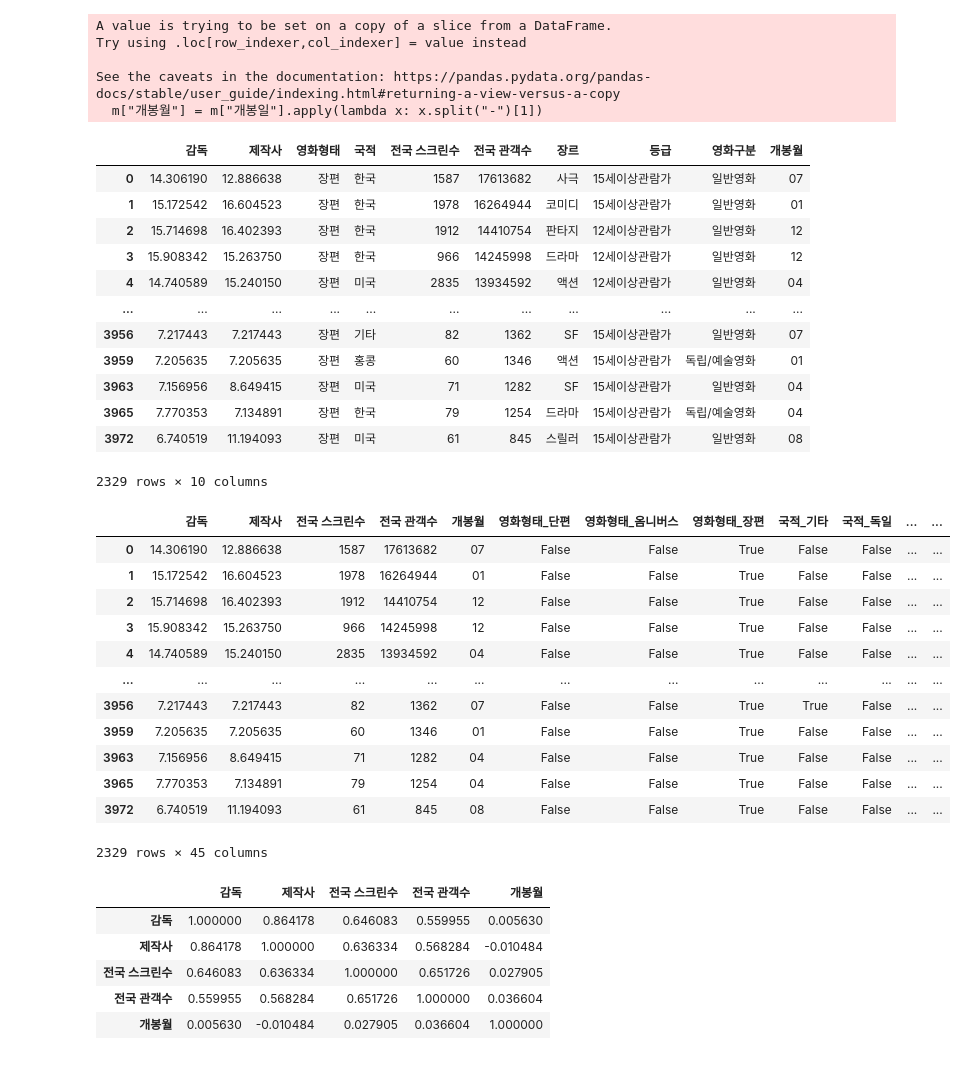
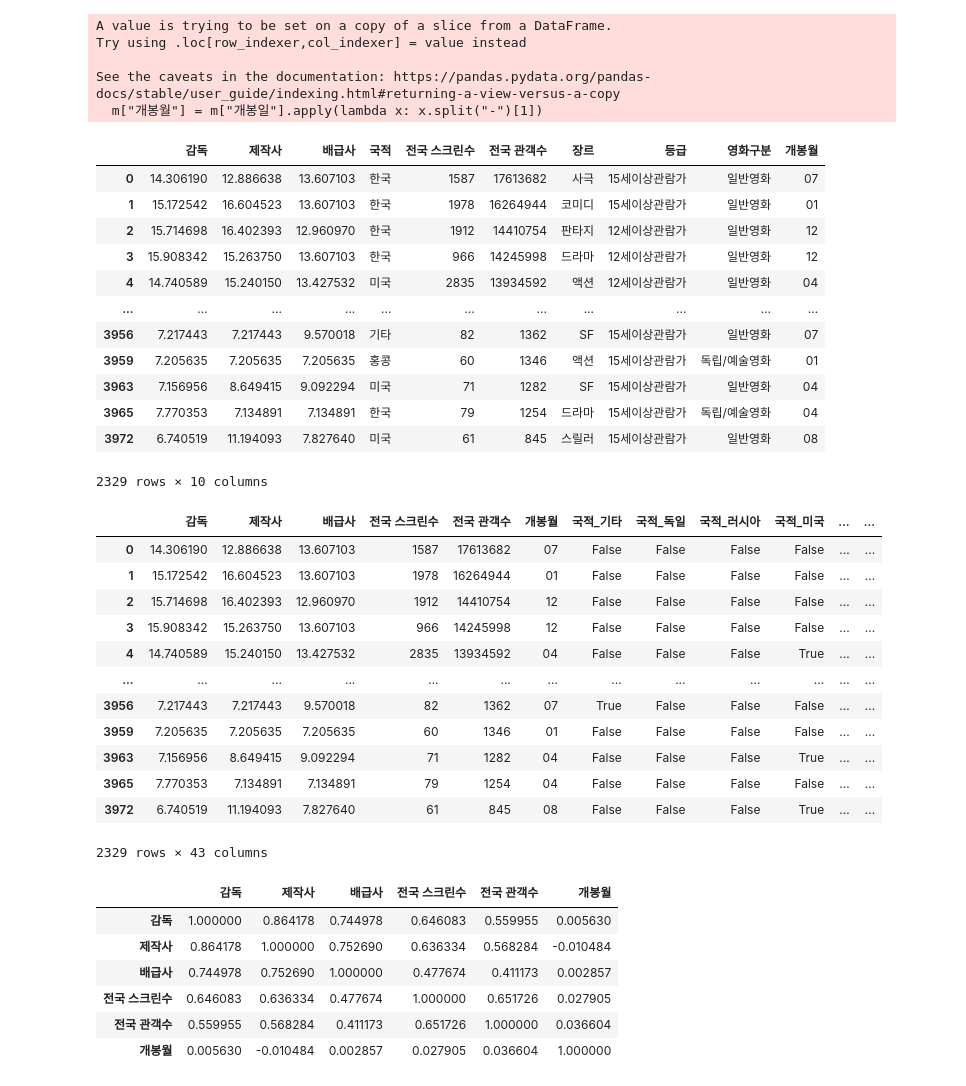
Before and after one commit to Dacon-ai-RunningFive/Dacon-AI, a Jupyter notebook: movie/notebooks/preprocessing/preprocessing2.ipynb, the cells around one changed output. Saved outputs shown, nothing was run; the diff lists cells and outputs as text; code cells hidden in the pictures.

```diff
--- a/movie/notebooks/preprocessing/preprocessing2.ipynb
+++ b/movie/notebooks/preprocessing/preprocessing2.ipynb
@@ -61,13 +61,16 @@ m
 2329 rows × 14 columns
 # %%
 # 감독별 전국 관객수 로그 변환 평균값 계산
-director_groupby = m.groupby('감독')['전국 관객수'].apply(lambda x: np.log1p(x).mean())
+director_groupby = m.groupby("감독")["전국 관객수"].apply(lambda x: np.log1p(x).mean())
 # 제작사별 전국 관객수 로그 변환 평균값 계산
-producer_groupby = m.groupby('제작사')['전국 관객수'].apply(lambda x: np.log1p(x).mean())
+producer_groupby = m.groupby("제작사")["전국 관객수"].apply(lambda x: np.log1p(x).mean())
+# 배급사별 전국 관객수 로그 변환 평균값 계산
+distributor_groupby = m.groupby("배급사")["전국 관객수"].apply(lambda x: np.log1p(x).mean())
 
 # 각 값을 변환
-m['감독'] = m['감독'].map(director_groupby)
-m['제작사'] = m['제작사'].map(producer_groupby)
+m["감독"] = m["감독"].map(director_groupby)
+m["제작사"] = m["제작사"].map(producer_groupby)
+m["배급사"] = m["배급사"].map(distributor_groupby)
 
 m
 # %% [output]
@@ -108,56 +116,57 @@ Try using .loc[row_indexer,col_indexer] = value instead
 
 See the caveats in the documentation: https://pandas.pydata.org/pandas-docs/stable/user_guide/indexing.html#returning-a-view-versus-a-copy
   m["개봉월"] = m["개봉일"].apply(lambda x: x.split("-")[1])
-|  | 감독 | 제작사 | 영화형태 | 국적 | 전국 스크린수 | 전국 관객수 | 장르 | 등급 | 영화구분 | 개봉월 |
-| 0 | 14.306190 | 12.886638 | 장편 | 한국 | 1587 | 17613682 | 사극 | 15세이상관람가 | 일반영화 | 07 |
-| 1 | 15.172542 | 16.604523 | 장편 | 한국 | 1978 | 16264944 | 코미디 | 15세이상관람가 | 일반영화 | 01 |
-| 2 | 15.714698 | 16.402393 | 장편 | 한국 | 1912 | 14410754 | 판타지 | 12세이상관람가 | 일반영화 | 12 |
-| 3 | 15.908342 | 15.263750 | 장편 | 한국 | 966 | 14245998 | 드라마 | 12세이상관람가 | 일반영화 | 12 |
-| 4 | 14.740589 | 15.240150 | 장편 | 미국 | 2835 | 13934592 | 액션 | 12세이상관람가 | 일반영화 | 04 |
+|  | 감독 | 제작사 | 배급사 | 국적 | 전국 스크린수 | 전국 관객수 | 장르 | 등급 | 영화구분 | 개봉월 |
+| 0 | 14.306190 | 12.886638 | 13.607103 | 한국 | 1587 | 17613682 | 사극 | 15세이상관람가 | 일반영화 | 07 |
+| 1 | 15.172542 | 16.604523 | 13.607103 | 한국 | 1978 | 16264944 | 코미디 | 15세이상관람가 | 일반영화 | 01 |
+| 2 | 15.714698 | 16.402393 | 12.960970 | 한국 | 1912 | 14410754 | 판타지 | 12세이상관람가 | 일반영화 | 12 |
+| 3 | 15.908342 | 15.263750 | 13.607103 | 한국 | 966 | 14245998 | 드라마 | 12세이상관람가 | 일반영화 | 12 |
+| 4 | 14.740589 | 15.240150 | 13.427532 | 미국 | 2835 | 13934592 | 액션 | 12세이상관람가 | 일반영화 | 04 |
 | ... | ... | ... | ... | ... | ... | ... | ... | ... | ... | ... |
-| 3956 | 7.217443 | 7.217443 | 장편 | 기타 | 82 | 1362 | SF | 15세이상관람가 | 일반영화 | 07 |
-| 3959 | 7.205635 | 7.205635 | 장편 | 홍콩 | 60 | 1346 | 액션 | 15세이상관람가 | 독립/예술영화 | 01 |
-| 3963 | 7.156956 | 8.649415 | 장편 | 미국 | 71 | 1282 | SF | 15세이상관람가 | 일반영화 | 04 |
-| 3965 | 7.770353 | 7.134891 | 장편 | 한국 | 79 | 1254 | 드라마 | 15세이상관람가 | 독립/예술영화 | 04 |
-| 3972 | 6.740519 | 11.194093 | 장편 | 미국 | 61 | 845 | 스릴러 | 15세이상관람가 | 일반영화 | 08 |
+| 3956 | 7.217443 | 7.217443 | 9.570018 | 기타 | 82 | 1362 | SF | 15세이상관람가 | 일반영화 | 07 |
+| 3959 | 7.205635 | 7.205635 | 7.205635 | 홍콩 | 60 | 1346 | 액션 | 15세이상관람가 | 독립/예술영화 | 01 |
+| 3963 | 7.156956 | 8.649415 | 9.092294 | 미국 | 71 | 1282 | SF | 15세이상관람가 | 일반영화 | 04 |
+| 3965 | 7.770353 | 7.134891 | 7.134891 | 한국 | 79 | 1254 | 드라마 | 15세이상관람가 | 독립/예술영화 | 04 |
+| 3972 | 6.740519 | 11.194093 | 7.827640 | 미국 | 61 | 845 | 스릴러 | 15세이상관람가 | 일반영화 | 08 |
 2329 rows × 10 columns
 # %%
 # 영화형태, 국적, 장르, 등급, 영화구분 열을 더미 변수로 변환
-dummy_columns = ["영화형태", "국적", "장르", "등급", "영화구분"]
+dummy_columns = ["국적", "장르", "등급", "영화구분"]
 m_dummy = pd.get_dummies(m[dummy_columns], prefix=dummy_columns)
 
 # 더미 변수를 새로운 데이터프레임에 추가
 m_new = pd.concat([m, m_dummy], axis=1)
 
 # 기존의 영화형태, 국적, 장르, 등급, 영화구분 열 삭제
 m_new.drop(dummy_columns, axis=1, inplace=True)
 
 # 결과 확인
 m_new
 # %% [output]
-|  | 감독 | 제작사 | 전국 스크린수 | 전국 관객수 | 개봉월 | 영화형태_단편 | 영화형태_옴니버스 | 영화형태_장편 | 국적_기타 | 국적_독일 | ... | ... |
-| 0 | 14.306190 | 12.886638 | 1587 | 17613682 | 07 | False | False | True | False | False | ... | ... |
-| 1 | 15.172542 | 16.604523 | 1978 | 16264944 | 01 | False | False | True | False | False | ... | ... |
-| 2 | 15.714698 | 16.402393 | 1912 | 14410754 | 12 | False | False | True | False | False | ... | ... |
-| 3 | 15.908342 | 15.263750 | 966 | 14245998 | 12 | False | False | True | False | False | ... | ... |
-| 4 | 14.740589 | 15.240150 | 2835 | 13934592 | 04 | False | False | True | False | False | ... | ... |
+|  | 감독 | 제작사 | 배급사 | 전국 스크린수 | 전국 관객수 | 개봉월 | 국적_기타 | 국적_독일 | 국적_러시아 | 국적_미국 | ... | ... |
+| 0 | 14.306190 | 12.886638 | 13.607103 | 1587 | 17613682 | 07 | False | False | False | False | ... | ... |
+| 1 | 15.172542 | 16.604523 | 13.607103 | 1978 | 16264944 | 01 | False | False | False | False | ... | ... |
+| 2 | 15.714698 | 16.402393 | 12.960970 | 1912 | 14410754 | 12 | False | False | False | False | ... | ... |
+| 3 | 15.908342 | 15.263750 | 13.607103 | 966 | 14245998 | 12 | False | False | False | False | ... | ... |
+| 4 | 14.740589 | 15.240150 | 13.427532 | 2835 | 13934592 | 04 | False | False | False | True | ... | ... |
 | ... | ... | ... | ... | ... | ... | ... | ... | ... | ... | ... | ... | ... |
-| 3956 | 7.217443 | 7.217443 | 82 | 1362 | 07 | False | False | True | True | False | ... | ... |
-| 3959 | 7.205635 | 7.205635 | 60 | 1346 | 01 | False | False | True | False | False | ... | ... |
-| 3963 | 7.156956 | 8.649415 | 71 | 1282 | 04 | False | False | True | False | False | ... | ... |
-| 3965 | 7.770353 | 7.134891 | 79 | 1254 | 04 | False | False | True | False | False | ... | ... |
-| 3972 | 6.740519 | 11.194093 | 61 | 845 | 08 | False | False | True | False | False | ... | ... |
+| 3956 | 7.217443 | 7.217443 | 9.570018 | 82 | 1362 | 07 | True | False | False | False | ... | ... |
+| 3959 | 7.205635 | 7.205635 | 7.205635 | 60 | 1346 | 01 | False | False | False | False | ... | ... |
+| 3963 | 7.156956 | 8.649415 | 9.092294 | 71 | 1282 | 04 | False | False | False | True | ... | ... |
+| 3965 | 7.770353 | 7.134891 | 7.134891 | 79 | 1254 | 04 | False | False | False | False | ... | ... |
+| 3972 | 6.740519 | 11.194093 | 7.827640 | 61 | 845 | 08 | False | False | False | True | ... | ... |
-2329 rows × 45 columns
+2329 rows × 43 columns
 # %%
 # 상관관계 확인
-m_new.iloc[:, :5].corr()
+m_new.iloc[:, :6].corr()
 # %% [output]
-|  | 감독 | 제작사 | 전국 스크린수 | 전국 관객수 | 개봉월 |
-| 감독 | 1.000000 | 0.864178 | 0.646083 | 0.559955 | 0.005630 |
-| 제작사 | 0.864178 | 1.000000 | 0.636334 | 0.568284 | -0.010484 |
-| 전국 스크린수 | 0.646083 | 0.636334 | 1.000000 | 0.651726 | 0.027905 |
-| 전국 관객수 | 0.559955 | 0.568284 | 0.651726 | 1.000000 | 0.036604 |
-| 개봉월 | 0.005630 | -0.010484 | 0.027905 | 0.036604 | 1.000000 |
+|  | 감독 | 제작사 | 배급사 | 전국 스크린수 | 전국 관객수 | 개봉월 |
+| 감독 | 1.000000 | 0.864178 | 0.744978 | 0.646083 | 0.559955 | 0.005630 |
+| 제작사 | 0.864178 | 1.000000 | 0.752690 | 0.636334 | 0.568284 | -0.010484 |
+| 배급사 | 0.744978 | 0.752690 | 1.000000 | 0.477674 | 0.411173 | 0.002857 |
+| 전국 스크린수 | 0.646083 | 0.636334 | 0.477674 | 1.000000 | 0.651726 | 0.027905 |
+| 전국 관객수 | 0.559955 | 0.568284 | 0.411173 | 0.651726 | 1.000000 | 0.036604 |
+| 개봉월 | 0.005630 | -0.010484 | 0.002857 | 0.027905 | 0.036604 | 1.000000 |
 # %%
 # 개봉월 컬럼 삭제
 m_new.drop(["개봉월"], axis=1, inplace=True)
```
Also changed, not shown: parts of 14 cells of this notebook, 7 other files.
